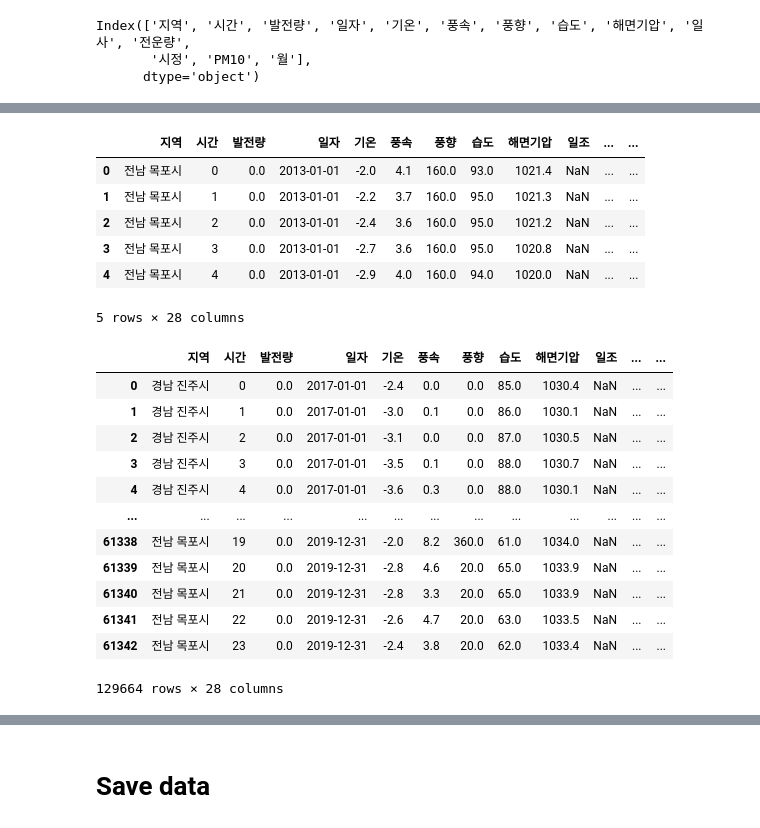
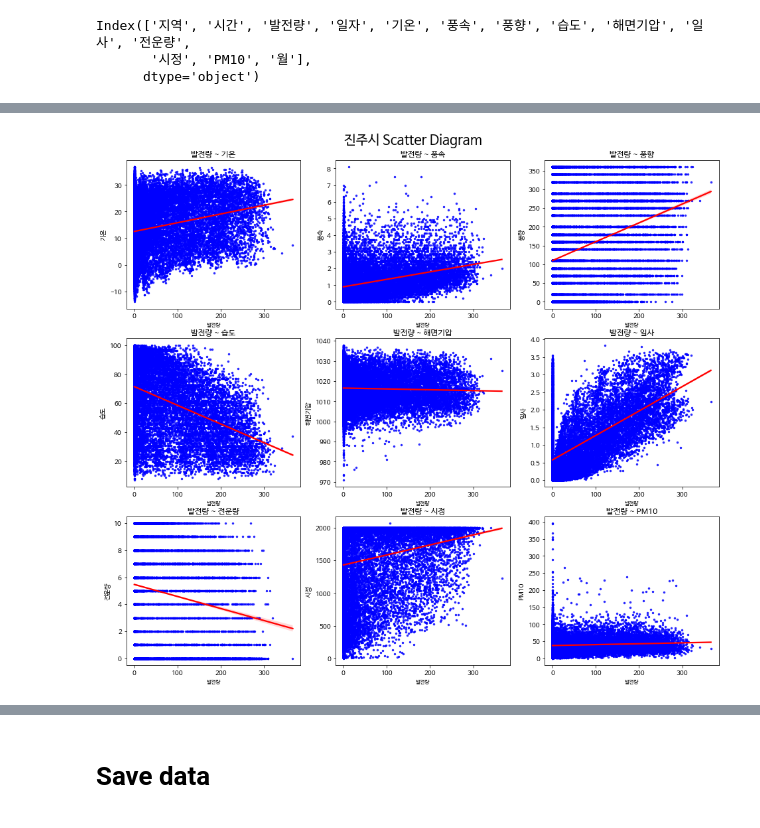
Before and after one commit to Hanchaeeun/SolarPower-Analysis, a Jupyter notebook: 04_preprocessing.ipynb, the cells around one changed output, grey strips where cells are left out. Drawn from its saved outputs; the diff is of its cells as text; code cells hidden in the pictures.

```diff
--- a/04_preprocessing.ipynb
+++ b/04_preprocessing.ipynb
@@ -48,0 +46,3 @@ print(f'전체데이터: {df.shape},\n목포시 : {Mp_df.shape},\n강릉시 : {G
+# %%
+Jj_df, Mp_df, Gn_df = AreaSplit(df)
+print(f'전체데이터: {data.shape},\n목포시 : {Mp_df.shape},\n강릉시 : {Gn_df.shape},\n진주시 : {Jj_df.shape}')
@@ -86,13 +61,0 @@ plt.show()
-# %%
-def scatter(df, target, cols, name):
-  plt.figure(figsize=(20,15))
-
-  for idx, col in enumerate(cols):
-    ax = plt.subplot(3, 4, idx+1)
-    sns.regplot(x = df[target], y = df[col] , data = df, scatter_kws = {'color':'b', 's':6}, line_kws = {'color':'r'})
-    ax.set_title(f'{target} ~ {col}', fontsize = 12)
-    ax.set_xlabel(f'{target}', fontsize = 8)
-    ax.set_ylabel(f'{col}')
-
-  plt.suptitle(f'{name} Scatter Diagram', fontsize = 20, position=(0.5,0.92))
-  plt.show()
@@ -173,3 +61,0 @@ def deviation(df, cols):
-# %%
-Jj_df = deviation(Jj_df, [x for x in Jj_df.columns if x not in ['지역','일자','시간','월']])
-Jj_df.head()
@@ -212,28 +62,17 @@ Gn_df.head()
-# %%
-Mp_df = deviation(Mp_df, [x for x in Mp_df.columns if x not in ['지역','일자','시간','월']])
-Mp_df.head()
-# %% [output]
-|  | 지역 | 시간 | 발전량 | 일자 | 기온 | 풍속 | 풍향 | 습도 | 해면기압 | 일조 | ... | ... |
-| 0 | 전남 목포시 | 0 | 0.0 | 2013-01-01 | -2.0 | 4.1 | 160.0 | 93.0 | 1021.4 | NaN | ... | ... |
-| 1 | 전남 목포시 | 1 | 0.0 | 2013-01-01 | -2.2 | 3.7 | 160.0 | 95.0 | 1021.3 | NaN | ... | ... |
-| 2 | 전남 목포시 | 2 | 0.0 | 2013-01-01 | -2.4 | 3.6 | 160.0 | 95.0 | 1021.2 | NaN | ... | ... |
-| 3 | 전남 목포시 | 3 | 0.0 | 2013-01-01 | -2.7 | 3.6 | 160.0 | 95.0 | 1020.8 | NaN | ... | ... |
-| 4 | 전남 목포시 | 4 | 0.0 | 2013-01-01 | -2.9 | 4.0 | 160.0 | 94.0 | 1020.0 | NaN | ... | ... |
-5 rows × 28 columns
-# %%
-data = pd.concat([Jj_df, Gn_df, Mp_df])
-data
-# %% [output]
-|  | 지역 | 시간 | 발전량 | 일자 | 기온 | 풍속 | 풍향 | 습도 | 해면기압 | 일조 | ... | ... |
-| 0 | 경남 진주시 | 0 | 0.0 | 2017-01-01 | -2.4 | 0.0 | 0.0 | 85.0 | 1030.4 | NaN | ... | ... |
-| 1 | 경남 진주시 | 1 | 0.0 | 2017-01-01 | -3.0 | 0.1 | 0.0 | 86.0 | 1030.1 | NaN | ... | ... |
-| 2 | 경남 진주시 | 2 | 0.0 | 2017-01-01 | -3.1 | 0.0 | 0.0 | 87.0 | 1030.5 | NaN | ... | ... |
-| 3 | 경남 진주시 | 3 | 0.0 | 2017-01-01 | -3.5 | 0.1 | 0.0 | 88.0 | 1030.7 | NaN | ... | ... |
-| 4 | 경남 진주시 | 4 | 0.0 | 2017-01-01 | -3.6 | 0.3 | 0.0 | 88.0 | 1030.1 | NaN | ... | ... |
-| ... | ... | ... | ... | ... | ... | ... | ... | ... | ... | ... | ... | ... |
-| 61338 | 전남 목포시 | 19 | 0.0 | 2019-12-31 | -2.0 | 8.2 | 360.0 | 61.0 | 1034.0 | NaN | ... | ... |
-| 61339 | 전남 목포시 | 20 | 0.0 | 2019-12-31 | -2.8 | 4.6 | 20.0 | 65.0 | 1033.9 | NaN | ... | ... |
-| 61340 | 전남 목포시 | 21 | 0.0 | 2019-12-31 | -2.8 | 3.3 | 20.0 | 65.0 | 1033.9 | NaN | ... | ... |
-| 61341 | 전남 목포시 | 22 | 0.0 | 2019-12-31 | -2.6 | 4.7 | 20.0 | 63.0 | 1033.5 | NaN | ... | ... |
-| 61342 | 전남 목포시 | 23 | 0.0 | 2019-12-31 | -2.4 | 3.8 | 20.0 | 62.0 | 1033.4 | NaN | ... | ... |
-129664 rows × 28 columns
+# %%
+def scatter(area_df, target, name):
+  col_list = [x for x in df.columns if x not in ['지역', '일자', '시간', '월','발전량']]
+  plt.figure(figsize=(16,14))
+  for idx, col in enumerate(col_list):
+    ax = plt.subplot(3, 3, idx+1)
+    sns.regplot(x = area_df[target], y = area_df[col] , data = area_df, scatter_kws = {'color':'b', 's':6}, line_kws = {'color':'r'})
+    ax.set_title(f'{target} ~ {col}', fontsize = 12)
+    ax.set_xlabel(f'{target}', fontsize = 8)
+    ax.set_ylabel(f'{col}')
+
+  plt.suptitle(f'{name} Scatter Diagram', fontsize = 20, position=(0.5,0.92))
+  plt.show()
+# %%
+scatter(Jj_df, '발전량', "진주시")
+# %% [output]
+[figure, added]
```
Also changed, not shown: parts of 52 cells of this notebook.
